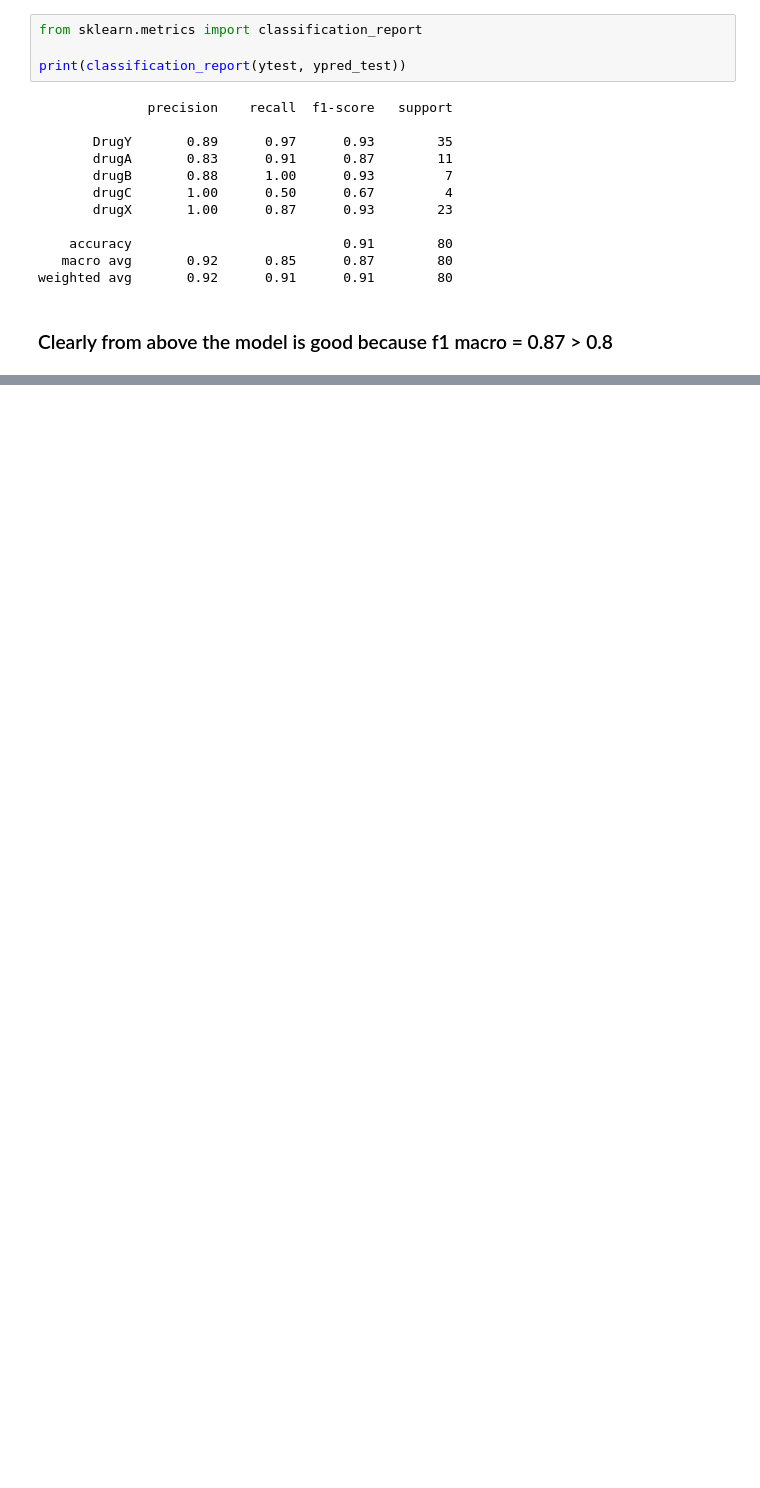
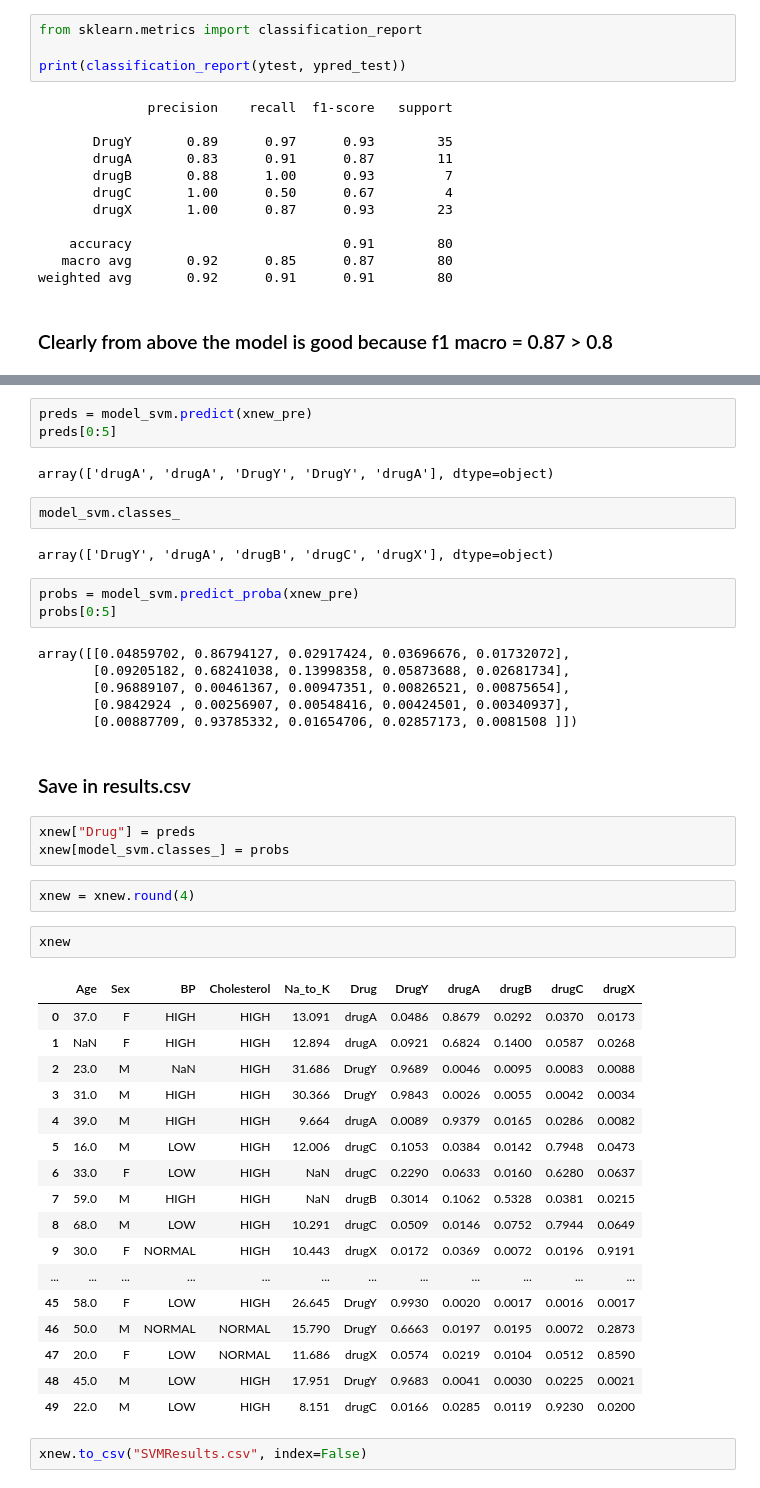
Before and after one commit to utkarshg1/Wakad-ML-Weekend-9-11-am, a Jupyter notebook: 12 KNN and SVM/KNN_SVM.ipynb, the cells around one changed output, grey strips where cells are left out. Saved outputs shown, nothing was run; the diff lists cells and outputs as text; blank space fills up the shorter version.

```diff
--- a/12 KNN and SVM/KNN_SVM.ipynb
+++ b/12 KNN and SVM/KNN_SVM.ipynb
@@ -290,0 +431,47 @@ weighted avg       0.92      0.91      0.91        80
+# %%
+preds = model_svm.predict(xnew_pre)
+preds[0:5]
+# %% [output]
+array(['drugA', 'drugA', 'DrugY', 'DrugY', 'drugA'], dtype=object)
+# %%
+model_svm.classes_
+# %% [output]
+array(['DrugY', 'drugA', 'drugB', 'drugC', 'drugX'], dtype=object)
+# %%
+probs = model_svm.predict_proba(xnew_pre)
+probs[0:5]
+# %% [output]
+array([[0.04859702, 0.86794127, 0.02917424, 0.03696676, 0.01732072],
+       [0.09205182, 0.68241038, 0.13998358, 0.05873688, 0.02681734],
+       [0.96889107, 0.00461367, 0.00947351, 0.00826521, 0.00875654],
+       [0.9842924 , 0.00256907, 0.00548416, 0.00424501, 0.00340937],
+       [0.00887709, 0.93785332, 0.01654706, 0.02857173, 0.0081508 ]])
+# %% [markdown]
+### Save in results.csv
+# %%
+xnew["Drug"] = preds
+xnew[model_svm.classes_] = probs
+# %%
+xnew = xnew.round(4)
+# %%
+xnew
+# %% [output]
+|  | Age | Sex | BP | Cholesterol | Na_to_K | Drug | DrugY | drugA | drugB | drugC | drugX |
+| 0 | 37.0 | F | HIGH | HIGH | 13.091 | drugA | 0.0486 | 0.8679 | 0.0292 | 0.0370 | 0.0173 |
+| 1 | NaN | F | HIGH | HIGH | 12.894 | drugA | 0.0921 | 0.6824 | 0.1400 | 0.0587 | 0.0268 |
+| 2 | 23.0 | M | NaN | HIGH | 31.686 | DrugY | 0.9689 | 0.0046 | 0.0095 | 0.0083 | 0.0088 |
+| 3 | 31.0 | M | HIGH | HIGH | 30.366 | DrugY | 0.9843 | 0.0026 | 0.0055 | 0.0042 | 0.0034 |
+| 4 | 39.0 | M | HIGH | HIGH | 9.664 | drugA | 0.0089 | 0.9379 | 0.0165 | 0.0286 | 0.0082 |
+| 5 | 16.0 | M | LOW | HIGH | 12.006 | drugC | 0.1053 | 0.0384 | 0.0142 | 0.7948 | 0.0473 |
+| 6 | 33.0 | F | LOW | HIGH | NaN | drugC | 0.2290 | 0.0633 | 0.0160 | 0.6280 | 0.0637 |
+| 7 | 59.0 | M | HIGH | HIGH | NaN | drugB | 0.3014 | 0.1062 | 0.5328 | 0.0381 | 0.0215 |
+| 8 | 68.0 | M | LOW | HIGH | 10.291 | drugC | 0.0509 | 0.0146 | 0.0752 | 0.7944 | 0.0649 |
+| 9 | 30.0 | F | NORMAL | HIGH | 10.443 | drugX | 0.0172 | 0.0369 | 0.0072 | 0.0196 | 0.9191 |
+| ... | ... | ... | ... | ... | ... | ... | ... | ... | ... | ... | ... |
+| 45 | 58.0 | F | LOW | HIGH | 26.645 | DrugY | 0.9930 | 0.0020 | 0.0017 | 0.0016 | 0.0017 |
+| 46 | 50.0 | M | NORMAL | NORMAL | 15.790 | DrugY | 0.6663 | 0.0197 | 0.0195 | 0.0072 | 0.2873 |
+| 47 | 20.0 | F | LOW | NORMAL | 11.686 | drugX | 0.0574 | 0.0219 | 0.0104 | 0.0512 | 0.8590 |
+| 48 | 45.0 | M | LOW | HIGH | 17.951 | DrugY | 0.9683 | 0.0041 | 0.0030 | 0.0225 | 0.0021 |
+| 49 | 22.0 | M | LOW | HIGH | 8.151 | drugC | 0.0166 | 0.0285 | 0.0119 | 0.9230 | 0.0200 |
+# %%
+xnew.to_csv("SVMResults.csv", index=False)
```
Also changed, not shown: parts of 26 cells of this notebook, 4 other files.
